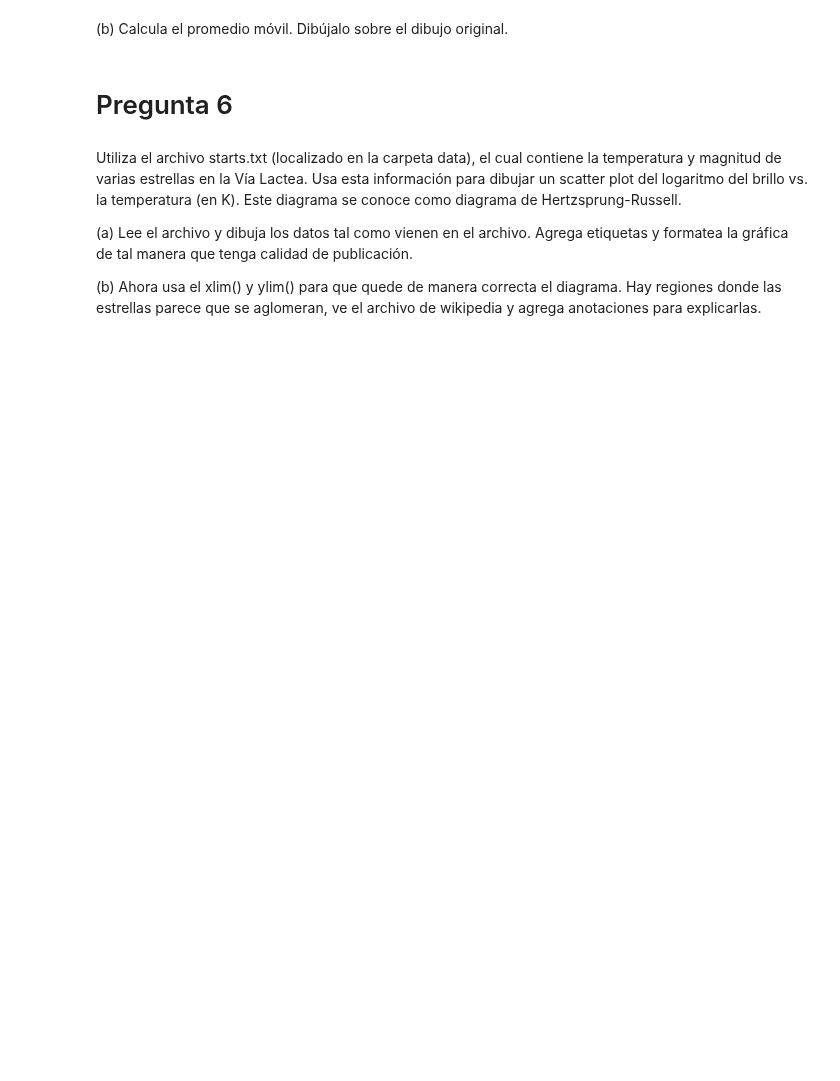
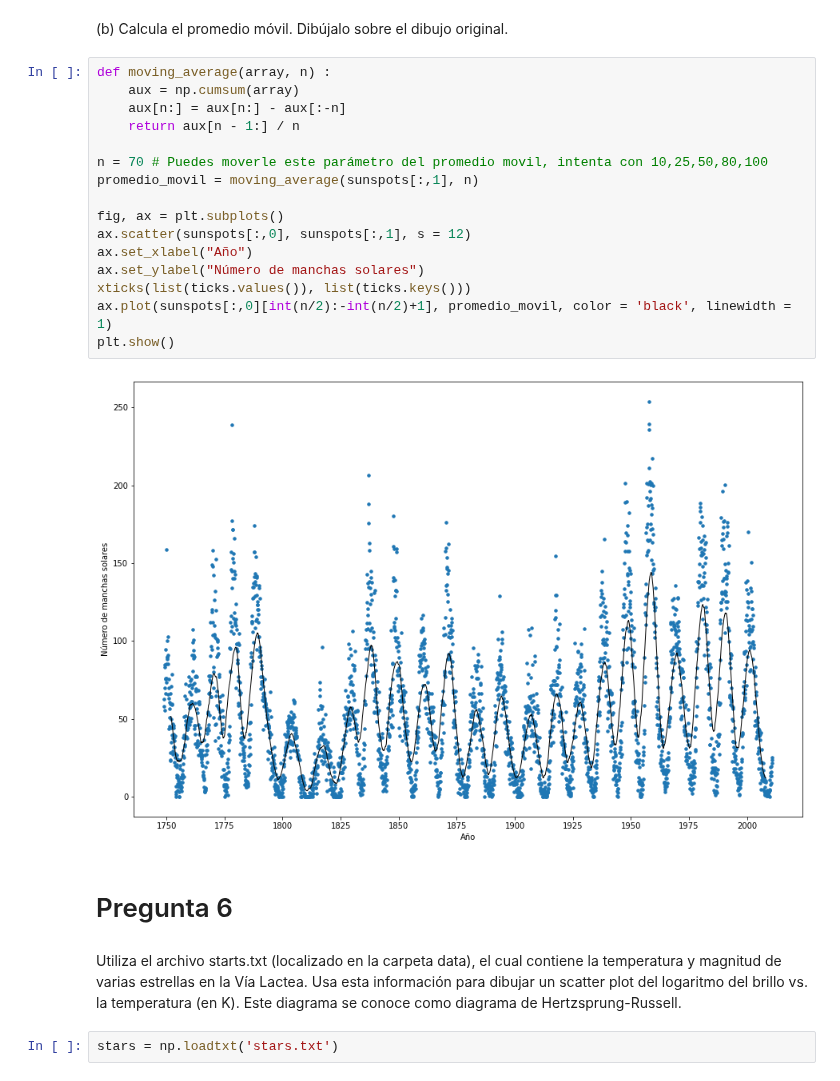
Before and after one commit to jesusigarmor/Matematicas-computacionales-fall2020, a Jupyter notebook: alumnos/viriavelar/Tareas/NumPy_tarea.ipynb, the cells around one changed output. Cells and saved outputs as stored; diff of their text form; blank space fills up the shorter version.

```diff
--- a/alumnos/viriavelar/Tareas/NumPy_tarea.ipynb
+++ b/alumnos/viriavelar/Tareas/NumPy_tarea.ipynb
@@ -185,10 +228,26 @@ Utiliza el archivo sunspots.txt (localizado en la carpeta data), el cual contien
 # %% [markdown]
 (b) Calcula el promedio móvil. Dibújalo sobre el dibujo original.
+# %%
+def moving_average(array, n) :
+    aux = np.cumsum(array)
+    aux[n:] = aux[n:] - aux[:-n]
+    return aux[n - 1:] / n
+
+n = 70 # Puedes moverle este parámetro del promedio movil, intenta con 10,25,50,80,100
+promedio_movil = moving_average(sunspots[:,1], n)
+
+fig, ax = plt.subplots()
+ax.scatter(sunspots[:,0], sunspots[:,1], s = 12)
+ax.set_xlabel("Año")
+ax.set_ylabel("Número de manchas solares")
+xticks(list(ticks.values()), list(ticks.keys()))
+ax.plot(sunspots[:,0][int(n/2):-int(n/2)+1], promedio_movil, color = 'black', linewidth = 1)
+plt.show()
+# %% [output]
+[figure, added]
 # %% [markdown]
 # Pregunta 6
 # %% [markdown]
 Utiliza el archivo starts.txt (localizado en la carpeta data), el cual contiene la temperatura y magnitud de varias estrellas en la Vía Lactea. Usa esta información para dibujar un scatter plot del logaritmo del brillo vs. la temperatura (en K). Este diagrama se conoce como diagrama de Hertzsprung-Russell.
-
-(a) Lee el archivo y dibuja los datos tal como vienen en el archivo. Agrega etiquetas y formatea la gráfica de tal manera que tenga calidad de publicación.
-
-(b) Ahora usa el xlim() y ylim() para que quede de manera correcta el diagrama. Hay regiones donde las estrellas parece que se aglomeran, ve el archivo de wikipedia y agrega anotaciones para explicarlas.
+# %%
+stars = np.loadtxt('stars.txt')
```
Also changed, not shown: parts of 13 cells of this notebook.
